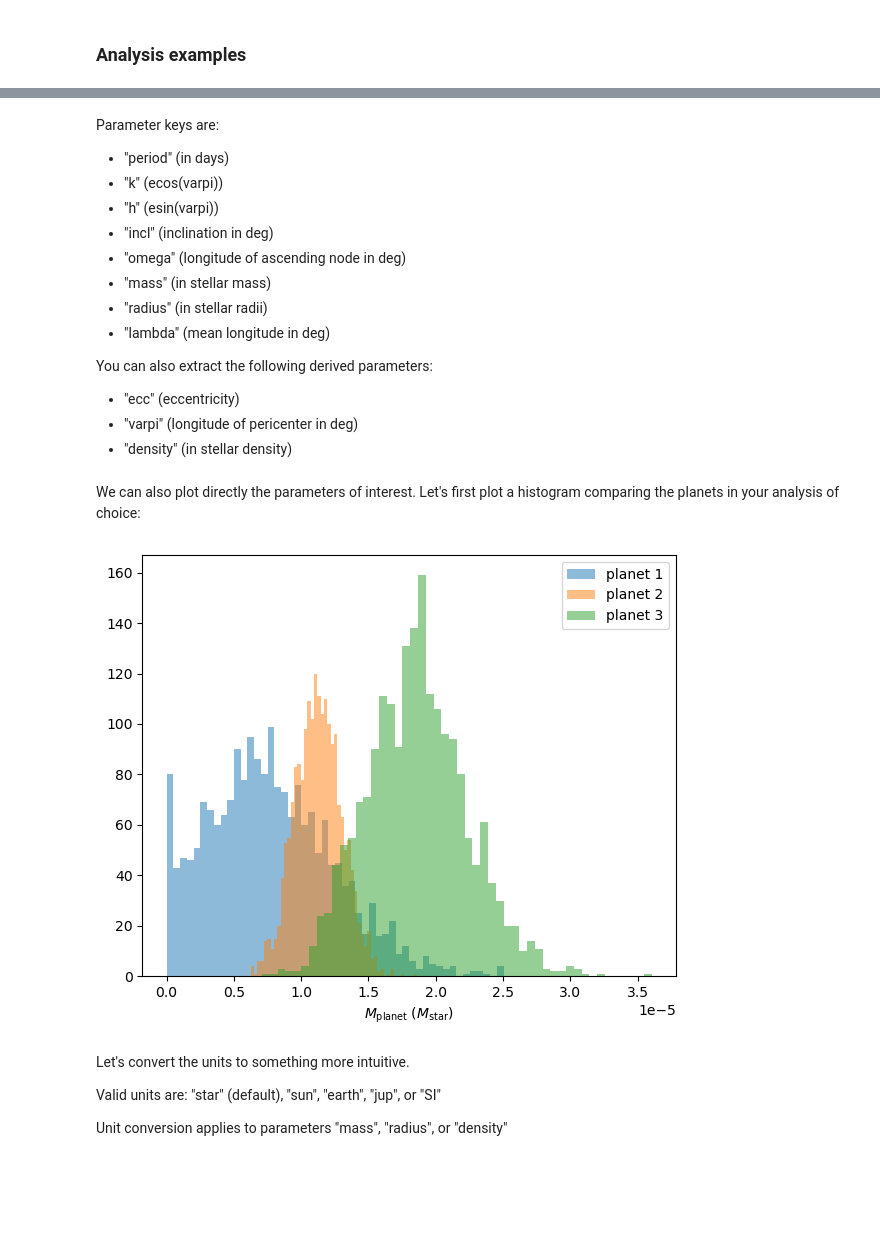
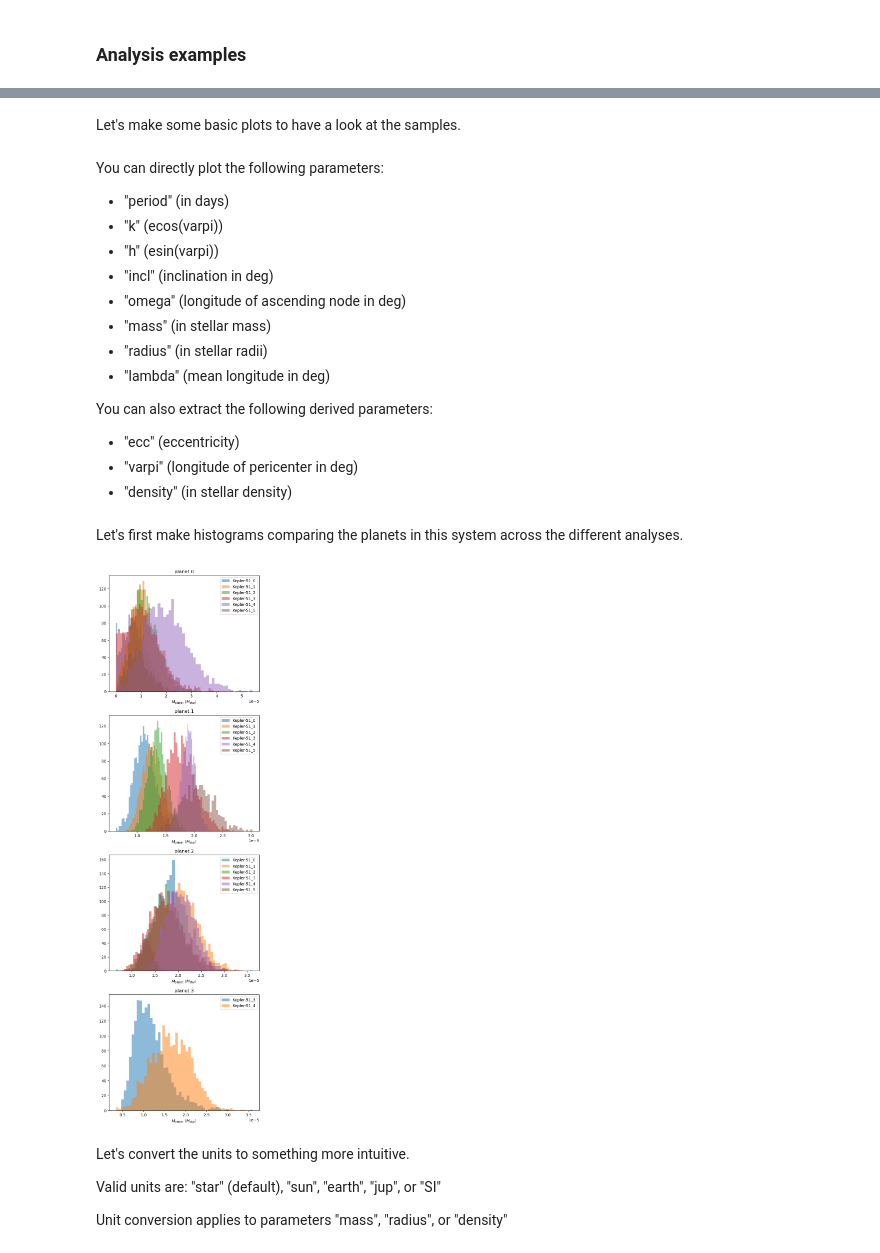
Before and after one commit to adleleu/resonantstate, a Jupyter notebook: nbs/notebook_obs_analysis.ipynb, the cells around one changed output, grey strips where cells are left out. Drawn from its saved outputs; the diff is of its cells as text; code cells hidden in the pictures; blank space fills up the shorter version.

Commit message:
updated the analysis notebook and script

```diff
--- a/nbs/notebook_obs_analysis.ipynb
+++ b/nbs/notebook_obs_analysis.ipynb
@@ -92,0 +80,2 @@ dataframe_observations_onlyTOI.head()
+# %%
+dataframe_observations_Kep51 = dataframe_observations[dataframe_observations["star_name"].isin(['Kepler-51'])]
@@ -95,5 +105,4 @@ Let's download the samples from these systems. If a path is given, it saves the
 # %%
 #download_destination_path = "downloaded_observtions_samples/"
 download_destination_path = None
-df_dict = download_samples(dataframe_observations_onlyTOI, download_destination_path)
-df_dict.keys()
+df_list = download_observation_samples(dataframe_observations_Kep51, download_destination_path)
@@ -140,5 +128,7 @@ You can extract the parameters of interest to make your own plots.
+# %% [markdown]
+Let's make some basic plots to have a look at the samples.
 # %% [markdown]
-Parameter keys are:
+You can directly plot the following parameters:
 - "period"      (in days)
 - "k"           (ecos(varpi))
 - "h"           (esin(varpi))
@@ -159,9 +145,9 @@ ecc = get_samples(analysis1, param='ecc', nb_planets=n_planets)
-# %% [markdown]
-We can also plot directly the parameters of interest. Let's first plot a histogram comparing the planets in your analysis of choice:
+# %% [markdown]
+Let's first make histograms comparing the planets in this system across the different analyses.
 # %%
-plot_histograms(analysis1, param='mass', nb_planets=n_planets)
+plot_histograms(df_list, param='mass')
 # %% [output]
-[figure, old version]
+[figure, new version]
 # %% [markdown]
 Let's convert the units to something more intuitive.
 
```
Also changed, not shown: parts of 37 cells of this notebook, 2 other files.
